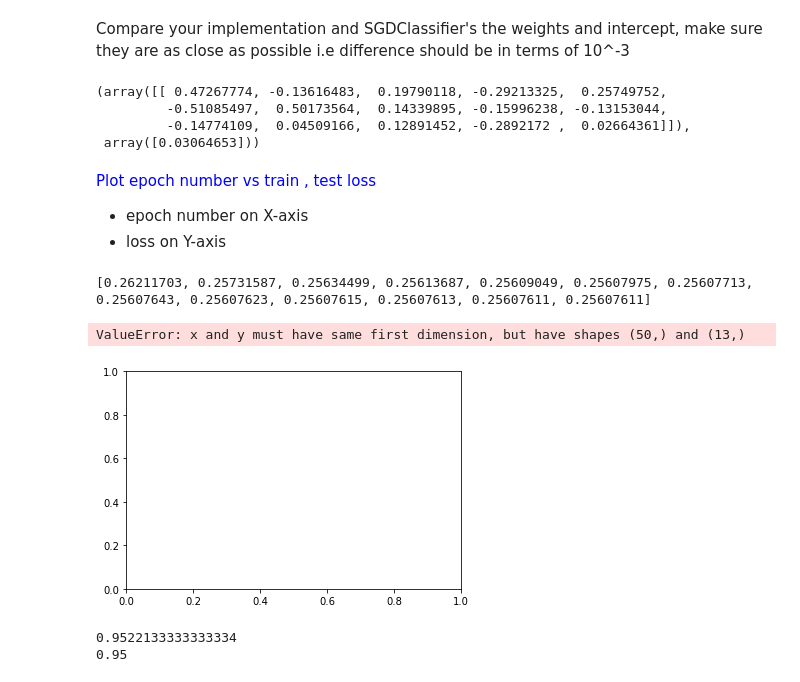
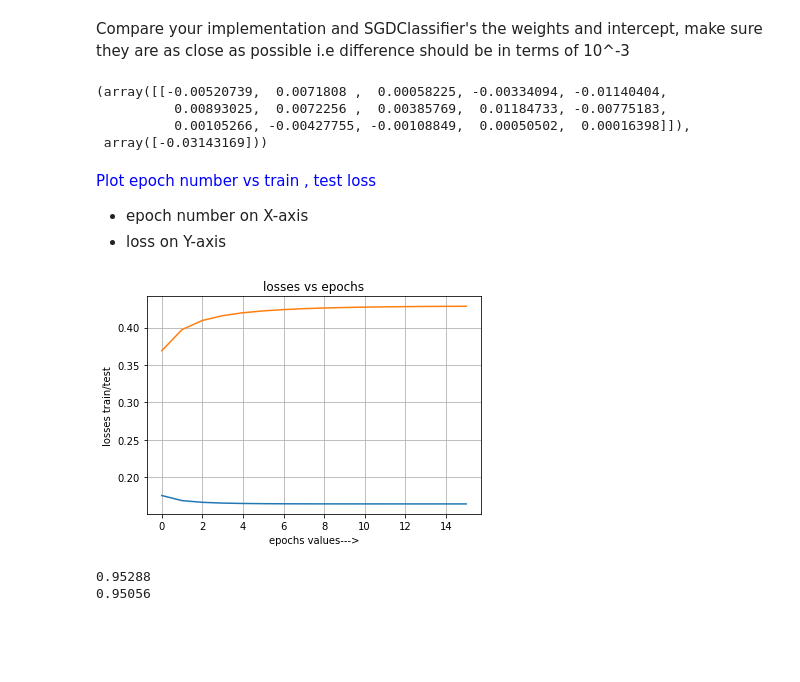
Before and after one commit to raghu66669999/AAIC, a Jupyter notebook: Assignment.ipynb, the cells around one changed output. Saved outputs shown, nothing was run; the diff lists cells and outputs as text; code cells hidden in the pictures; blank space fills up the shorter version.

```diff
--- a/Assignment.ipynb
+++ b/Assignment.ipynb
@@ -199,7 +199,7 @@ $dw^{(t)} = x_n(y_n − σ((w^{(t)})^{T} x_n+b^{t}))- \frac{λ}{N}w^{(t)})$ <br>
 # %%
 def gradient_dw(x,y,w,b,alpha,N):
     '''In this function, we will compute the gardient w.r.to w '''
-    dw=x@(y-sigmoid((w.T @ x)+b)-(alpha/N)*w)
+    dw=x*(y-sigmoid((w.T @ x)+b)-(alpha/N)*w)
     return dw
 # %% [markdown]
 <font color='cyan'>Grader function - 4 </font>
@@ -290,11 +290,11 @@ def train(X_train,y_train,X_test,y_test,epochs,alpha,eta0):
 
         y_train_pred=pred1(w,b,X_train)
         #print(y_train,len(y_train))
-        loss_train.append(logloss(y_train,y_train_pred))
+        loss_train.append(round(logloss(y_train,y_train_pred),6))
         y_test_pred=pred1(w,b,X_train)
-        loss_test.append(logloss(y_test,y_test_pred))
-        #if loss_train[i-1] == loss_train[i] and i > 1:
-        #    break;
+        loss_test.append(round(logloss(y_test,y_test_pred),6))
+        if loss_train[i-1] == loss_train[i] and i > 1:
+            break;
     return w,b,loss_train,loss_test
 # %%
 alpha=0.0001
@@ -316,10 +310,10 @@ Compare your implementation and SGDClassifier's the weights and intercept, make
 # these are the results we got after we implemented sgd and found the optimal weights and intercept
 w-clf.coef_, b-clf.intercept_
 # %% [output]
-(array([[ 0.47267774, -0.13616483,  0.19790118, -0.29213325,  0.25749752,
-         -0.51085497,  0.50173564,  0.14339895, -0.15996238, -0.13153044,
-         -0.14774109,  0.04509166,  0.12891452, -0.2892172 ,  0.02664361]]),
- array([0.03064653]))
+(array([[-0.00520739,  0.0071808 ,  0.00058225, -0.00334094, -0.01140404,
+          0.00893025,  0.0072256 ,  0.00385769,  0.01184733, -0.00775183,
+          0.00105266, -0.00427755, -0.00108849,  0.00050502,  0.00016398]]),
+ array([-0.03143169]))
 # %% [markdown]
 <font color='blue'>Plot epoch number vs train , test loss </font>
 
@@ -328,19 +322,17 @@ w-clf.coef_, b-clf.intercept_
 # %%
 %matplotlib inline
 import matplotlib.pyplot as plt
-print(ltr)
-epoh=[i for i in range(epochs)]
+
+epoh=[i for i in range(16)]
 plt.plot(epoh,ltr,label='loss_train')
 plt.plot(epoh,lte,label='loss_test')
 plt.xlabel('epochs values--->')
 plt.ylabel('losses train/test')
 plt.title('losses vs epochs')
 plt.grid()
 plt.show()
 # %% [output]
-[0.26211703, 0.25731587, 0.25634499, 0.25613687, 0.25609049, 0.25607975, 0.25607713, 0.25607643, 0.25607623, 0.25607615, 0.25607613, 0.25607611, 0.25607611]
-ValueError: x and y must have same first dimension, but have shapes (50,) and (13,)
-[figure, old version]
+[figure, new version]
 # %%
 def pred(w,b, X):
     N = len(X)
@@ -355,5 +347,5 @@ def pred(w,b, X):
 print(1-np.sum(y_train - pred(w,b,X_train))/len(X_train))
 print(1-np.sum(y_test  - pred(w,b,X_test))/len(X_test))
 # %% [output]
-0.9522133333333334
-0.95
+0.95288
+0.95056
```
Also changed, not shown: parts of 2 cells of this notebook.
